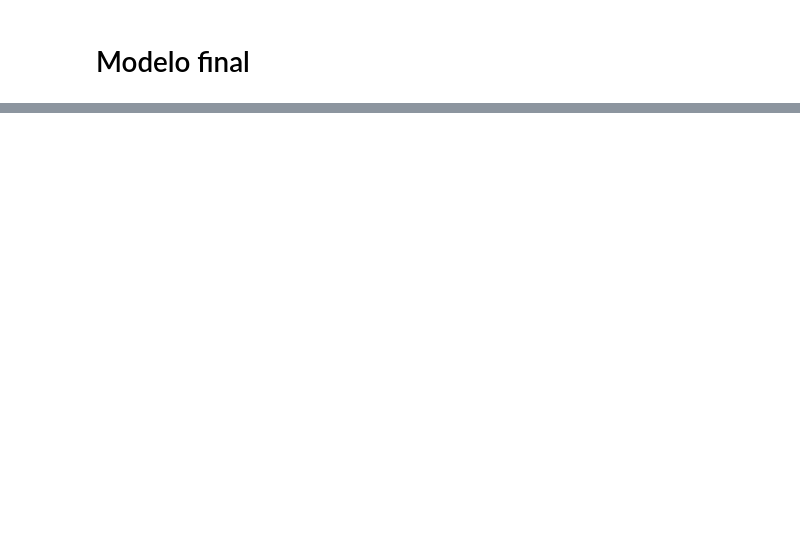
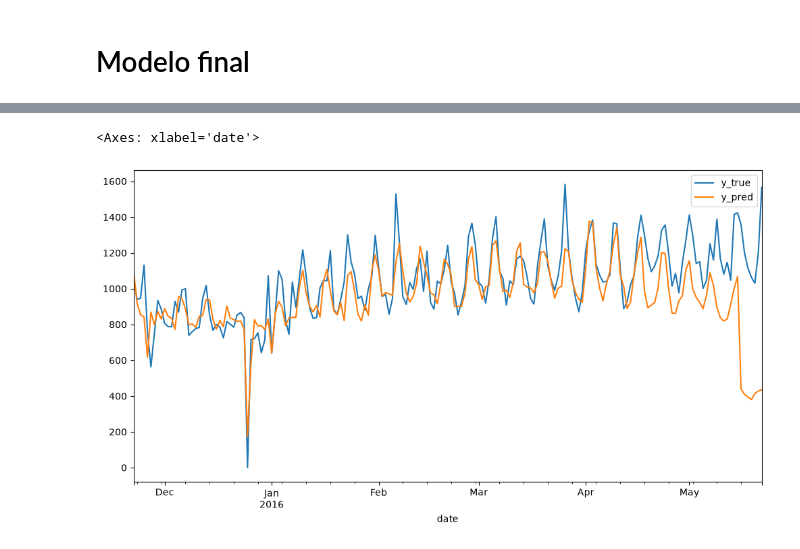
Before and after one commit to njimenez94/forecast-tfm, a Jupyter notebook: notebooks/model.ipynb, the cells around one changed output, grey strips where cells are left out. Saved outputs shown, nothing was run; the diff lists cells and outputs as text; code cells hidden in the pictures; blank space fills up the shorter version.

```diff
--- a/notebooks/model.ipynb
+++ b/notebooks/model.ipynb
@@ -268,0 +277,16 @@ final_model.booster_.save_model("final_model.txt")
+# %%
+y_pred = final_model.predict(X_test, num_iteration=final_model.best_iteration_)
+
+df_pred = pd.DataFrame({
+    "agg_id": test["agg_id"],
+    "date": test["date"],
+    "y_true": y_test.astype(int),
+    "y_pred": y_pred.round().astype(int),
+})
+
+df_pred['error'] = df_pred['y_true'] - df_pred['y_pred']
+# %%
+df_pred.query('agg_id == "FOODS_3_FOODS_CA_4_CA"').plot(x="date", y=["y_true", "y_pred"], figsize=(12, 6))
+# %% [output]
+<Axes: xlabel='date'>
+[figure, added]
```
Also changed, not shown: parts of 2 cells of this notebook.
